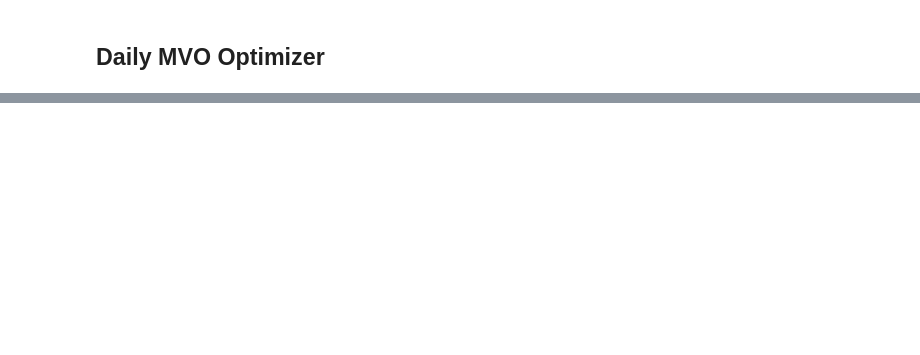
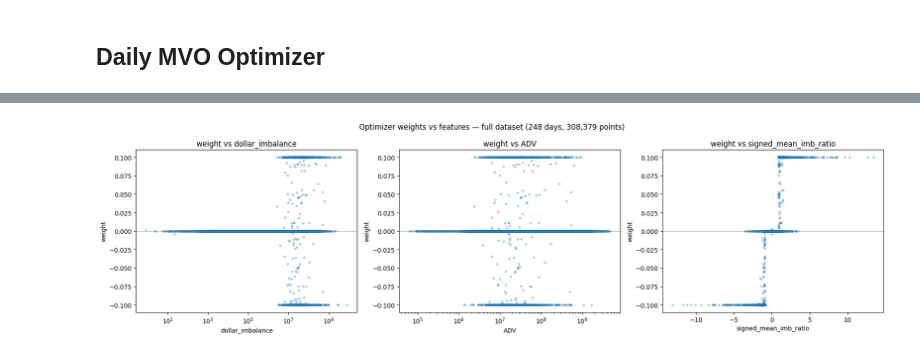
Before and after one commit to MichaelCusackNelkin/Summer_Research_2026, a Jupyter notebook: alpha_research/code/notebooks/optimal_portfolio.ipynb, the cells around one changed output, grey strips where cells are left out. Saved outputs shown, nothing was run; the diff lists cells and outputs as text; code cells hidden in the pictures; blank space fills up the shorter version.

```diff
--- a/alpha_research/code/notebooks/optimal_portfolio.ipynb
+++ b/alpha_research/code/notebooks/optimal_portfolio.ipynb
@@ -312,0 +467,33 @@ obj =
+# %%
+# Scatter weights vs day features over the FULL dataset (all dates pooled)
+# Flatten {date: {symbol: w}} -> long frame, then join each day's features from `data`.
+w_long = pl.DataFrame(
+    {
+        "date": [d for d in weights for _ in weights[d]],
+        "symbol": [s for d in weights for s in weights[d]],
+        "weight": [wv for d in weights for wv in weights[d].values()],
+    }
+).with_columns(pl.col("symbol").cast(pl.Categorical))
+
+plot_df = data.join(w_long, on=["date", "symbol"], how="inner")
+
+weights_arr = plot_df["weight"].to_numpy()
+features = ["dollar_imbalance", "ADV", "signed_mean_imb_ratio"]
+log_x = {"dollar_imbalance", "ADV"}   # positive, span orders of magnitude; signed ratio stays linear
+
+fig, axes = plt.subplots(1, 3, figsize=(18, 5))
+for ax, feat in zip(axes, features):
+    x = plot_df[feat].to_numpy()
+    ax.scatter(x, weights_arr, alpha=0.3, s=8)
+    ax.axhline(0, color="grey", lw=0.5)
+    if feat in log_x:
+        ax.set_xscale("log")
+    ax.set_xlabel(feat)
+    ax.set_ylabel("weight")
+    ax.set_title(f"weight vs {feat}")
+
+fig.suptitle(f"Optimizer weights vs features — full dataset ({len(weights)} days, {len(plot_df):,} points)")
+fig.tight_layout()
+plt.show()
+# %% [output]
+[figure, added]
```
Also changed, not shown: parts of 19 cells of this notebook.
